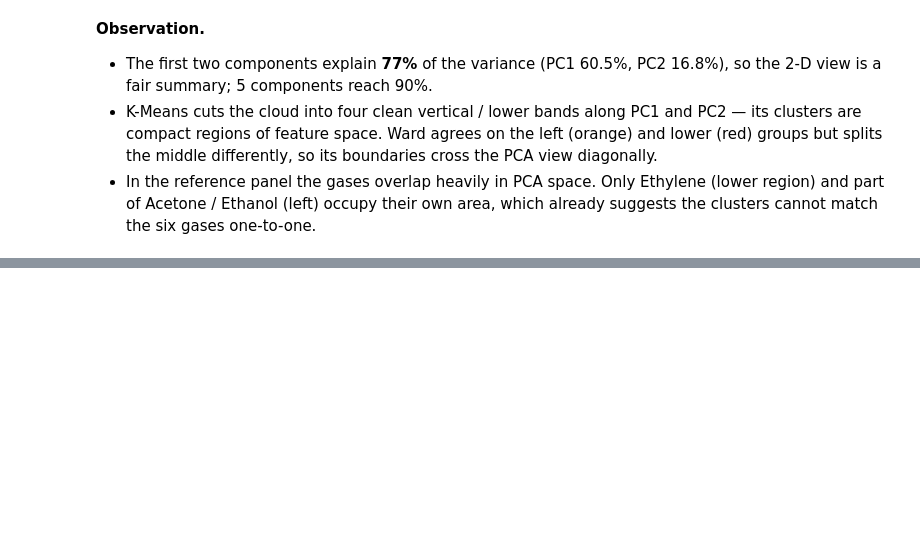
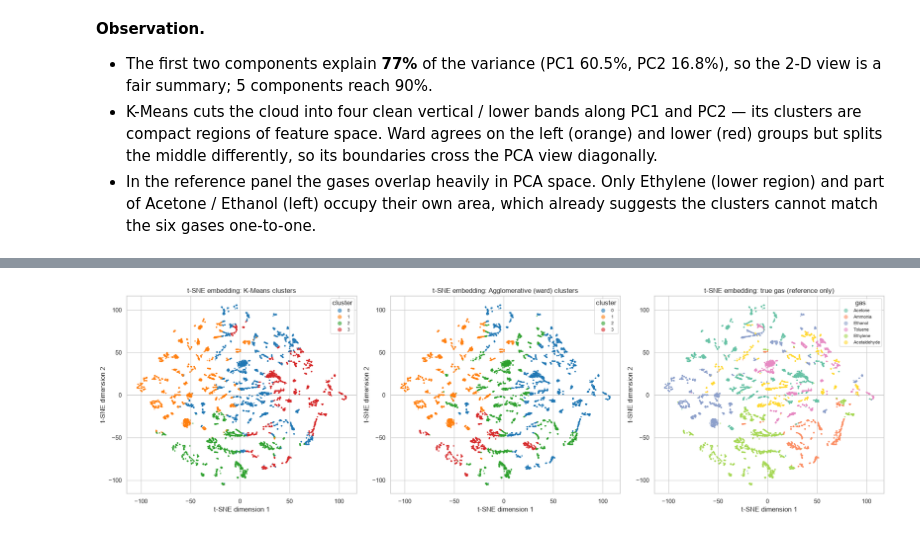
Before and after one commit to Bhargi777/23CSE301-ML-Capstone, a Jupyter notebook: review2/notebooks/member1_clustering_evaluation.ipynb, the cells around one changed output, grey strips where cells are left out. Drawn from its saved outputs; the diff is of its cells as text; code cells hidden in the pictures; blank space fills up the shorter version.

Commit message:
feat: t-SNE cluster plots and post-hoc comparison of clusters with gas labels

```diff
--- a/review2/notebooks/member1_clustering_evaluation.ipynb
+++ b/review2/notebooks/member1_clustering_evaluation.ipynb
@@ -350,0 +358,14 @@ plt.show()
+# %%
+n_pc = 30
+X_tsne = TSNE(n_components=2, perplexity=40, init='pca', learning_rate='auto', max_iter=1000,
+              random_state=RANDOM_STATE).fit_transform(PCA(n_components=n_pc, random_state=RANDOM_STATE).fit_transform(X))
+
+fig, axes = plt.subplots(1, 3, figsize=(20, 6))
+for ax, (name, lab) in zip(axes, labels.items()):
+    scatter_2d(ax, X_tsne, lab, f't-SNE embedding: {name} clusters', 't-SNE dimension 1', 't-SNE dimension 2')
+scatter_2d(axes[2], X_tsne, y_gas, 't-SNE embedding: true gas (reference only)',
+           't-SNE dimension 1', 't-SNE dimension 2', palette='Set2')
+save_fig('tsne_clusters.png')
+plt.show()
+# %% [output]
+[figure, added]
```
Also changed, not shown: parts of 7 cells of this notebook, 3 other files.
